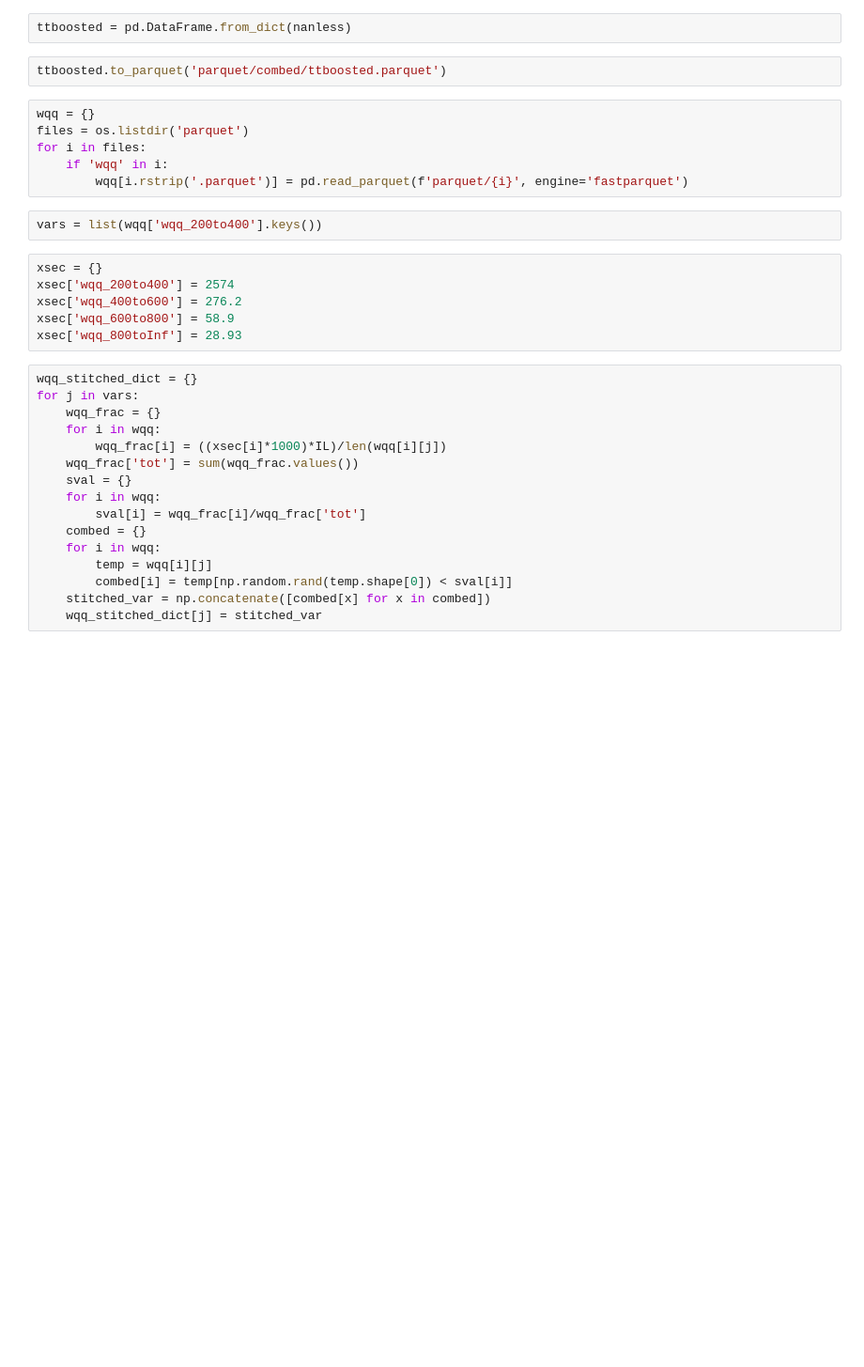
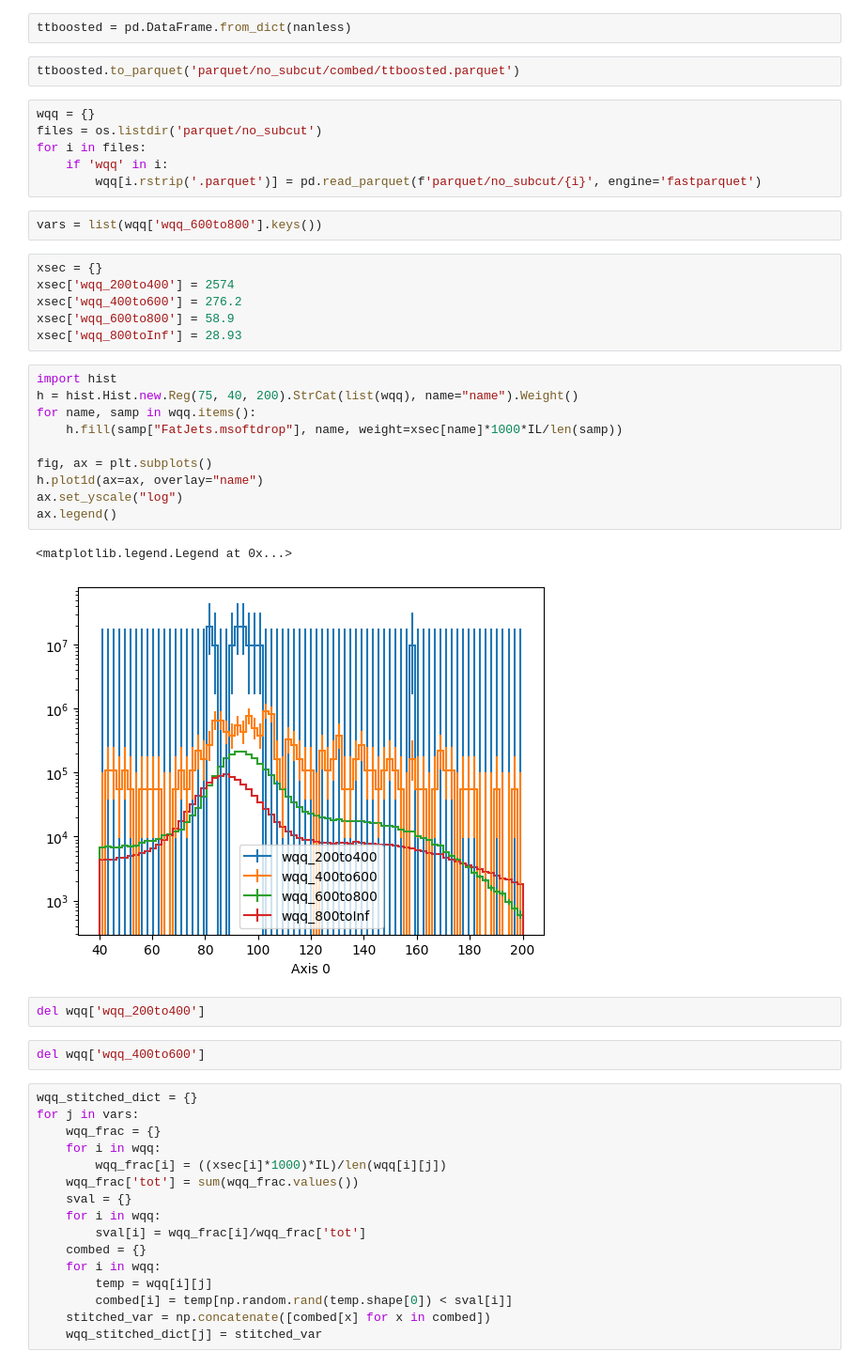
Before and after one commit to cmoore24-24/hgg, a Jupyter notebook: notebooks/skims/sample_stitching/data_combing.ipynb, the cells around one changed output. Shown at 94% size. Saved outputs shown, nothing was run; the diff lists cells and outputs as text; blank space fills up the shorter version.

```diff
--- a/notebooks/skims/sample_stitching/data_combing.ipynb
+++ b/notebooks/skims/sample_stitching/data_combing.ipynb
@@ -197,21 +197,38 @@ for i in nanless:
 # %%
 ttboosted = pd.DataFrame.from_dict(nanless)
 # %%
-ttboosted.to_parquet('parquet/combed/ttboosted.parquet')
+ttboosted.to_parquet('parquet/no_subcut/combed/ttboosted.parquet')
 # %%
 wqq = {}
-files = os.listdir('parquet')
+files = os.listdir('parquet/no_subcut')
 for i in files:
     if 'wqq' in i:
-        wqq[i.rstrip('.parquet')] = pd.read_parquet(f'parquet/{i}', engine='fastparquet')
+        wqq[i.rstrip('.parquet')] = pd.read_parquet(f'parquet/no_subcut/{i}', engine='fastparquet')
 # %%
-vars = list(wqq['wqq_200to400'].keys())
+vars = list(wqq['wqq_600to800'].keys())
 # %%
 xsec = {}
 xsec['wqq_200to400'] = 2574
 xsec['wqq_400to600'] = 276.2
 xsec['wqq_600to800'] = 58.9
 xsec['wqq_800toInf'] = 28.93
+# %%
+import hist
+h = hist.Hist.new.Reg(75, 40, 200).StrCat(list(wqq), name="name").Weight()
+for name, samp in wqq.items():
+    h.fill(samp["FatJets.msoftdrop"], name, weight=xsec[name]*1000*IL/len(samp))
+
+fig, ax = plt.subplots()
+h.plot1d(ax=ax, overlay="name")
+ax.set_yscale("log")
+ax.legend()
+# %% [output]
+<matplotlib.legend.Legend at 0x...>
+[figure, added]
+# %%
+del wqq['wqq_200to400']
+# %%
+del wqq['wqq_400to600']
 # %%
 wqq_stitched_dict = {}
 for j in vars:
```
Also changed, not shown: parts of 22 cells of this notebook, 26 other files.
